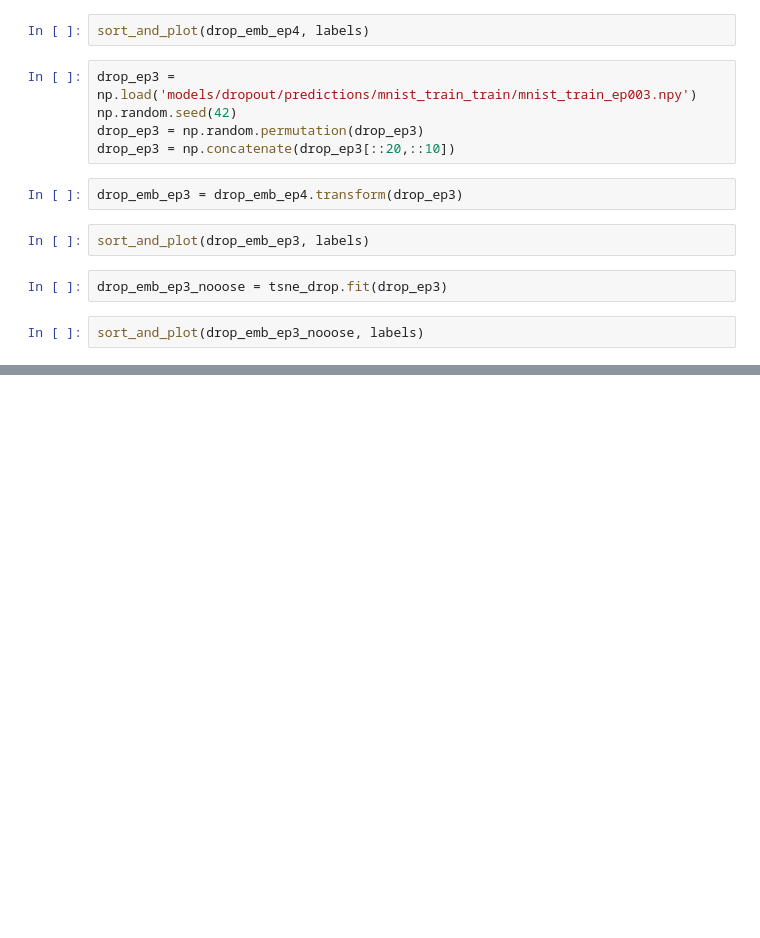
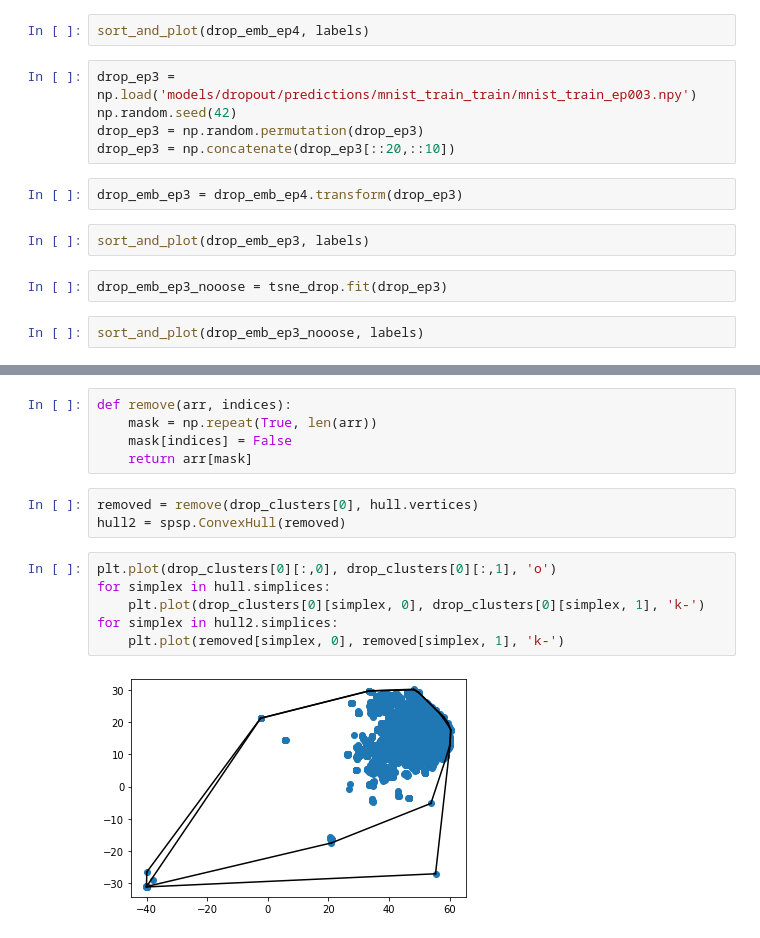
Before and after one commit to einbandi/samplednn, a Jupyter notebook: opentsne-test.ipynb, the cells around one changed output, grey strips where cells are left out. Cells and saved outputs as stored; diff of their text form; blank space fills up the shorter version.

```diff
--- a/opentsne-test.ipynb
+++ b/opentsne-test.ipynb
@@ -136,0 +263,16 @@ sort_and_plot(drop_emb_ep3_nooose, labels)
+# %%
+def remove(arr, indices):
+    mask = np.repeat(True, len(arr))
+    mask[indices] = False
+    return arr[mask]
+# %%
+removed = remove(drop_clusters[0], hull.vertices)
+hull2 = spsp.ConvexHull(removed)
+# %%
+plt.plot(drop_clusters[0][:,0], drop_clusters[0][:,1], 'o')
+for simplex in hull.simplices:
+    plt.plot(drop_clusters[0][simplex, 0], drop_clusters[0][simplex, 1], 'k-')
+for simplex in hull2.simplices:
+    plt.plot(removed[simplex, 0], removed[simplex, 1], 'k-')
+# %% [output]
+[figure, added]
```
Also changed, not shown: parts of 32 cells of this notebook, 6 other files.
